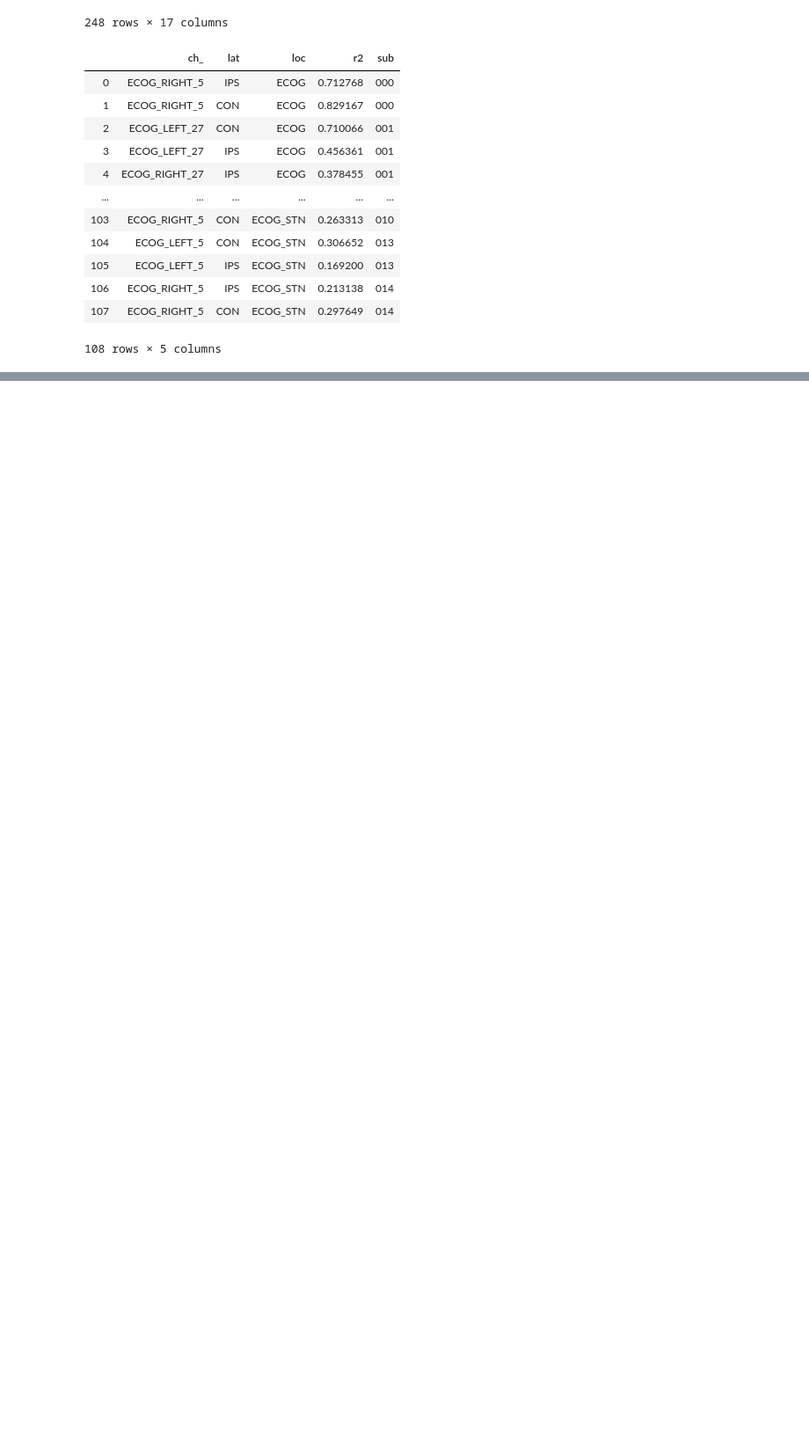
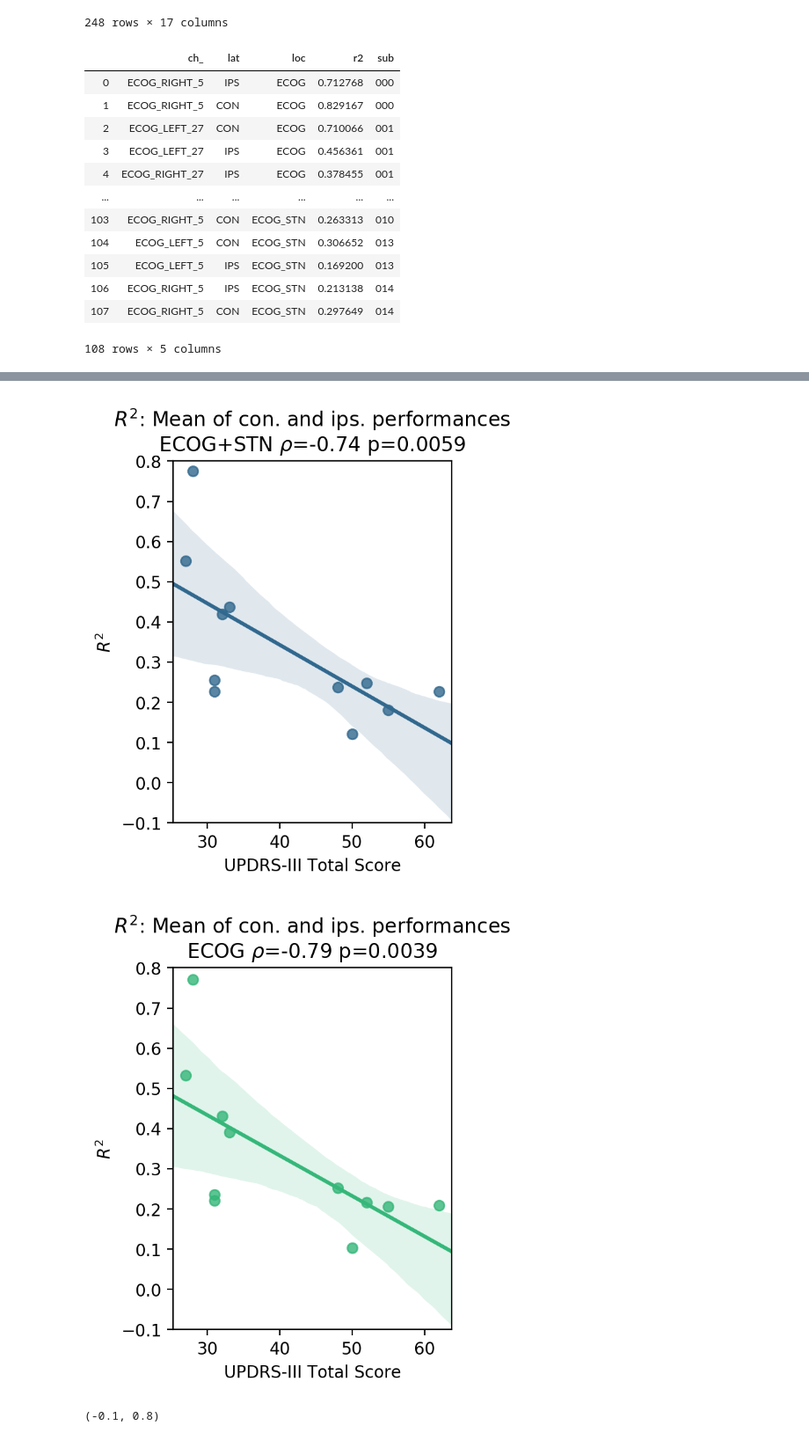
Before and after one commit to neuromodulation/icn, a Jupyter notebook: ECOG_vs_STN/Results_Analysis/ECOG_STN_feature_analysis/test_XGB_same_size_and_combinationECOGSTN.ipynb, the cells around one changed output, grey strips where cells are left out. Shown at 88% size. Drawn from its saved outputs; the diff is of its cells as text; code cells hidden in the pictures; blank space fills up the shorter version.

```diff
--- a/ECOG_vs_STN/Results_Analysis/ECOG_STN_feature_analysis/test_XGB_same_size_and_combinationECOGSTN.ipynb
+++ b/ECOG_vs_STN/Results_Analysis/ECOG_STN_feature_analysis/test_XGB_same_size_and_combinationECOGSTN.ipynb
@@ -568,0 +567,37 @@ sns.lmplot?
+# %%
+fig, ax_ = plt.subplots(figsize=(3,4), dpi=200)
+#fig, ax = pyplot.subplots(figsize=a4_dims)
+sb.regplot(x="UPDRS_total", y=r"$R^2$", data=df_comp[df_comp["loc"]=="ECOG+STN"], color=(49/255,104/255,142/255))
+plt.ylabel(r"$R^2$")
+plt.title(r"$R^2$"+": Mean of con. and ips. performances"+
+         "\nECOG+STN "+ r"$\rho$"+"="+str(np.round(rho_ECOGSTN,2))+" p="+str(p_val_ECOGSTN))
+         #"\nECOG "+ r"$\rho$"+"="+str(np.round(rho_ECOG,2))+" p="+str(p_val_ECOG)+
+         #"\nSTN "+ r"$\rho$"+"="+str(np.round(rho_STN,2))+" p="+str(p_val_STN))
+plt.xlabel("UPDRS-III Total Score")
+plt.ylim(-0.1, 0.8)
+plt.show()
+fig, ax_ = plt.subplots(figsize=(3,4), dpi=200)
+#fig, ax = pyplot.subplots(figsize=a4_dims)
+sb.regplot(x="UPDRS_total", y=r"$R^2$", data=df_comp[df_comp["loc"]=="ECOG"], color=(53/255,183/255,121/255))
+plt.ylabel(r"$R^2$")
+plt.title(r"$R^2$"+": Mean of con. and ips. performances"+
+         #"ECOG+STN "+ r"$\rho$"+"="+str(np.round(rho_ECOGSTN,2))+" p="+str(p_val_ECOGSTN)+
+         "\nECOG "+ r"$\rho$"+"="+str(np.round(rho_ECOG,2))+" p="+str(p_val_ECOG))
+         #"\nSTN "+ r"$\rho$"+"="+str(np.round(rho_STN,2))+" p="+str(p_val_STN))
+plt.xlabel("UPDRS-III Total Score")
+plt.ylim(-0.1, 0.8)
+plt.show()
+fig, ax_ = plt.subplots(figsize=(3,4), dpi=200)
+#fig, ax = pyplot.subplots(figsize=a4_dims)
+sb.regplot(x="UPDRS_total", y=r"$R^2$", data=df_comp[df_comp["loc"]=="STN"], color=(109/255,205/255,89/255))
+plt.ylabel(r"$R^2$")
+plt.title(r"$R^2$"+": Mean of con. and ips. performances"+
+         #"ECOG+STN "+ r"$\rho$"+"="+str(np.round(rho_ECOGSTN,2))+" p="+str(p_val_ECOGSTN)+
+         #"\nECOG "+ r"$\rho$"+"="+str(np.round(rho_ECOG,2))+" p="+str(p_val_ECOG)+
+         "\nSTN "+ r"$\rho$"+"="+str(np.round(rho_STN,2))+" p="+str(p_val_STN))
+plt.xlabel("UPDRS-III Total Score")
+plt.ylim(-0.1, 0.8)
+# %% [output]
+[figure, added]
+[figure, added]
+(-0.1, 0.8)
```
Also changed, not shown: parts of 9 cells of this notebook, 4 other files.
